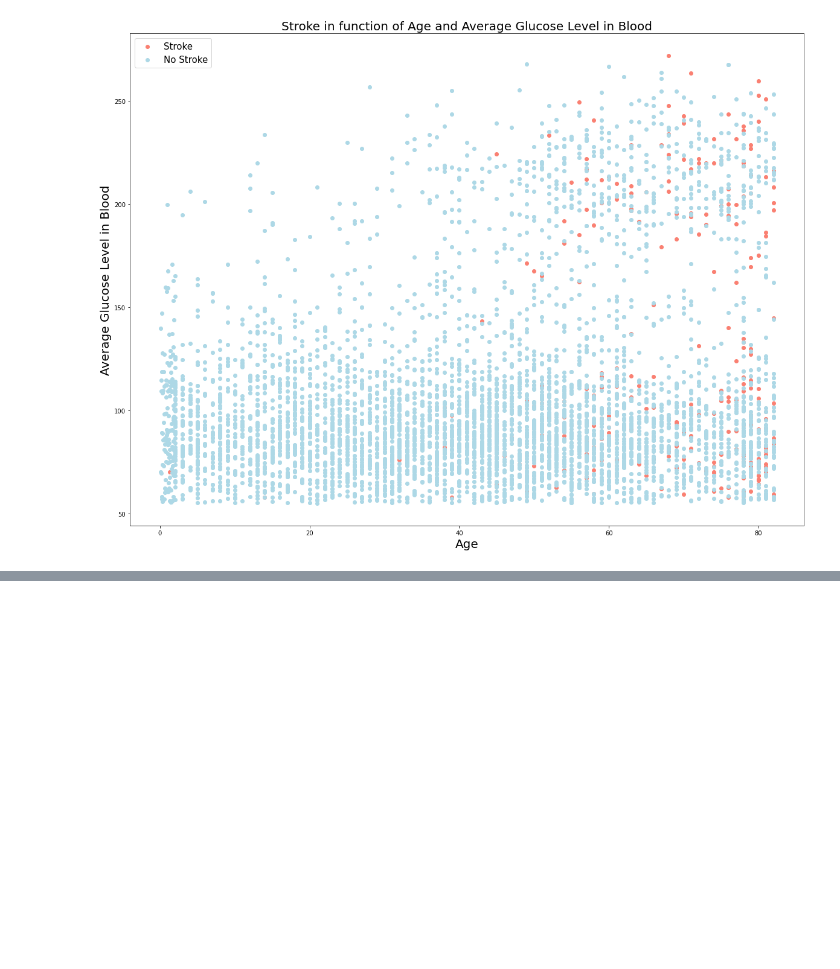
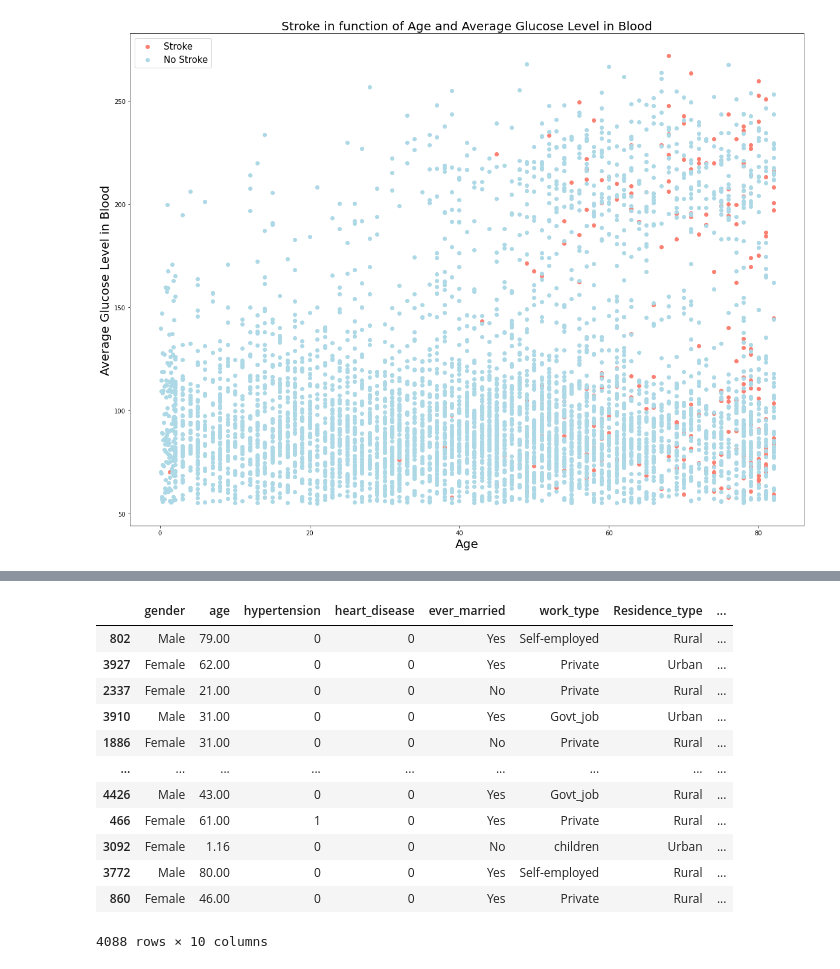
Before and after one commit to NikolaTosic-sudo/stroke_project, a Jupyter notebook: Full Project Notebook.ipynb, the cells around one changed output, grey strips where cells are left out. Cells and saved outputs as stored; diff of their text form; code cells hidden in the pictures; blank space fills up the shorter version.

Commit message:
Update Full Project Notebook.ipynb
Started with the modeling part, for now split data into test and train (X and y)

```diff
--- a/Full Project Notebook.ipynb
+++ b/Full Project Notebook.ipynb
@@ -395,0 +398,6 @@ We'll use 3 different ones:
+# %%
+# Spliting into X and y
+
+X = df_changed.drop('stroke', axis=1)
+
+y = df_changed.stroke
@@ -395,0 +428,22 @@ We'll use 3 different ones:
+# %%
+# Split data into train and test sets
+
+np.random.seed(42)
+
+X_train, X_test, y_train, y_test = train_test_split(X, y, test_size=0.2)
+# %%
+X_train
+# %% [output]
+|  | gender | age | hypertension | heart_disease | ever_married | work_type | Residence_type | ... |
+| 802 | Male | 79.00 | 0 | 0 | Yes | Self-employed | Rural | ... |
+| 3927 | Female | 62.00 | 0 | 0 | Yes | Private | Urban | ... |
+| 2337 | Female | 21.00 | 0 | 0 | No | Private | Rural | ... |
+| 3910 | Male | 31.00 | 0 | 0 | Yes | Govt_job | Urban | ... |
+| 1886 | Female | 31.00 | 0 | 0 | No | Private | Rural | ... |
+| ... | ... | ... | ... | ... | ... | ... | ... | ... |
+| 4426 | Male | 43.00 | 0 | 0 | Yes | Govt_job | Rural | ... |
+| 466 | Female | 61.00 | 1 | 0 | Yes | Private | Rural | ... |
+| 3092 | Female | 1.16 | 0 | 0 | No | children | Urban | ... |
+| 3772 | Male | 80.00 | 0 | 0 | Yes | Self-employed | Rural | ... |
+| 860 | Female | 46.00 | 0 | 0 | Yes | Private | Rural | ... |
+4088 rows × 10 columns
```
Also changed, not shown: parts of 25 cells of this notebook.
